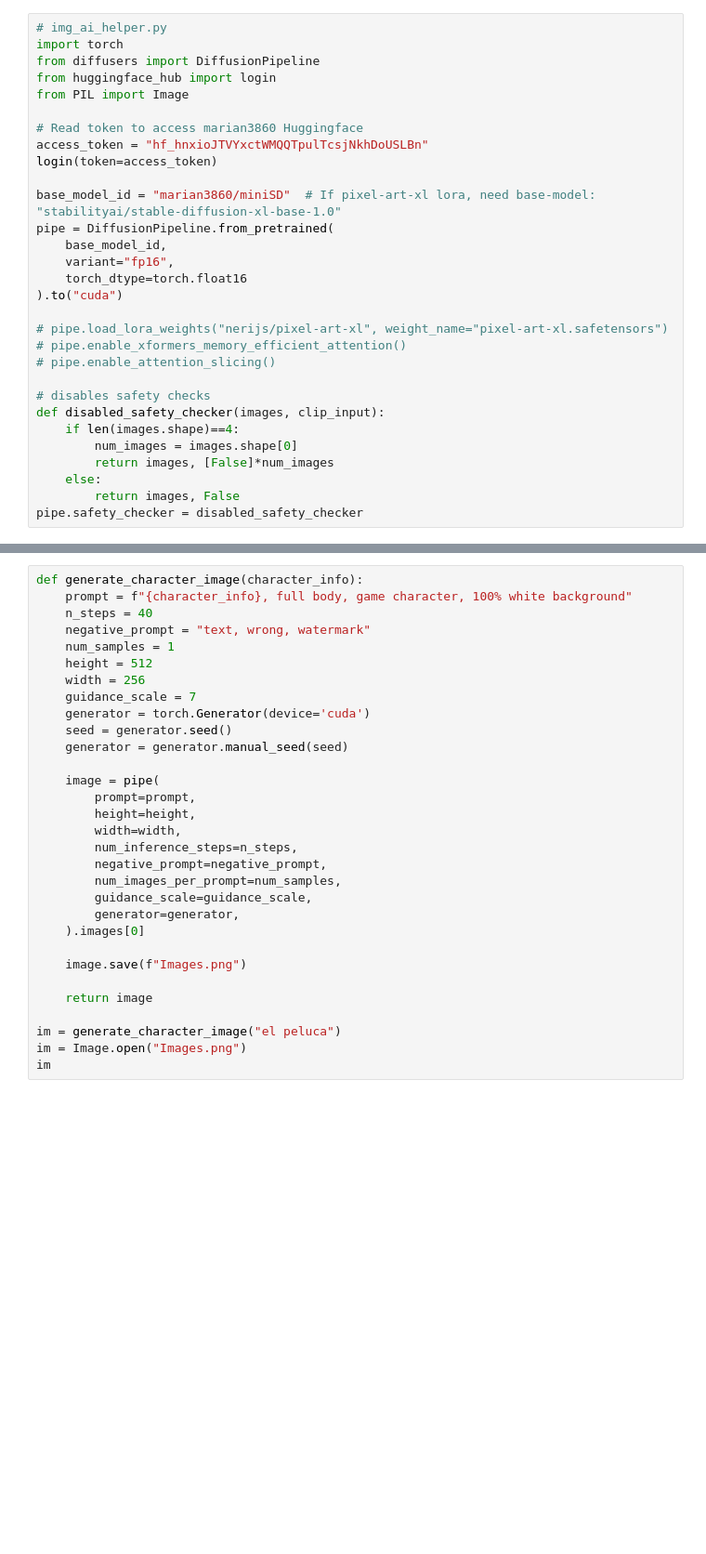
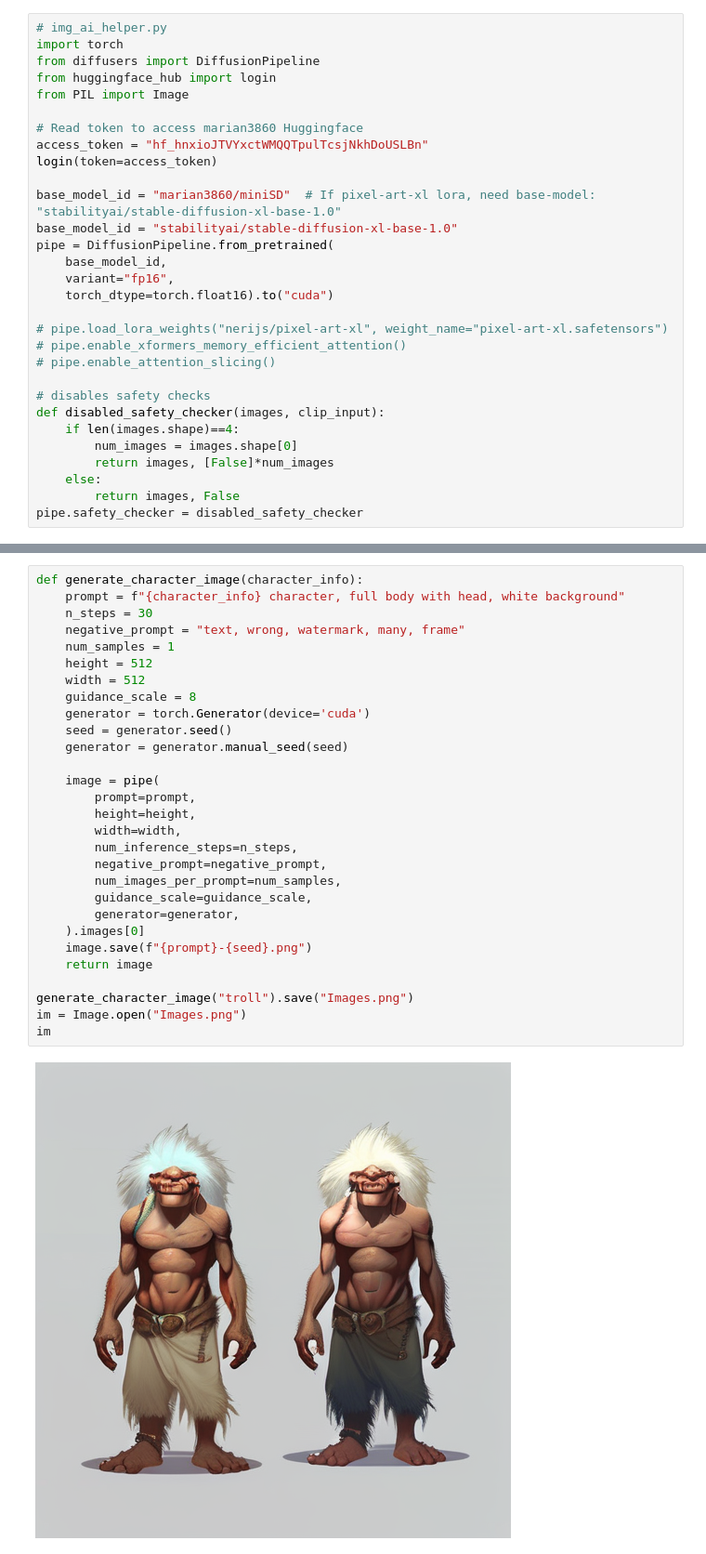
Before and after one commit to Mariano3860/AI-Visual-Adventure, a Jupyter notebook: AI_Visual_Adventure.ipynb, the cells around one changed output, grey strips where cells are left out. Shown at 93% size. Cells and saved outputs as stored; diff of their text form; blank space fills up the shorter version.

```diff
--- a/AI_Visual_Adventure.ipynb
+++ b/AI_Visual_Adventure.ipynb
@@ -14,11 +55,11 @@ access_token = "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"
 login(token=access_token)
 
 base_model_id = "marian3860/miniSD"  # If pixel-art-xl lora, need base-model: "stabilityai/stable-diffusion-xl-base-1.0"
+base_model_id = "stabilityai/stable-diffusion-xl-base-1.0"
 pipe = DiffusionPipeline.from_pretrained(
     base_model_id,
     variant="fp16",
-    torch_dtype=torch.float16
-).to("cuda")
+    torch_dtype=torch.float16).to("cuda")
 
 # pipe.load_lora_weights("nerijs/pixel-art-xl", weight_name="pixel-art-xl.safetensors")
 # pipe.enable_xformers_memory_efficient_attention()
@@ -35,31 +84,31 @@ pipe.safety_checker = disabled_safety_checker
 # %%
 def generate_character_image(character_info):
-    prompt = f"{character_info}, full body, game character, 100% white background"
-    n_steps = 40
-    negative_prompt = "text, wrong, watermark"
+    prompt = f"{character_info} character, full body with head, white background"
+    n_steps = 30
+    negative_prompt = "text, wrong, watermark, many, frame"
     num_samples = 1
     height = 512
-    width = 256
-    guidance_scale = 7
+    width = 512
+    guidance_scale = 8
     generator = torch.Generator(device='cuda')
     seed = generator.seed()
     generator = generator.manual_seed(seed)
 
     image = pipe(
         prompt=prompt,
         height=height,
         width=width,
         num_inference_steps=n_steps,
         negative_prompt=negative_prompt,
         num_images_per_prompt=num_samples,
         guidance_scale=guidance_scale,
         generator=generator,
     ).images[0]
-
-    image.save(f"Images.png")
-
+    image.save(f"{prompt}-{seed}.png")
     return image
 
-im = generate_character_image("el peluca")
+generate_character_image("troll").save("Images.png")
 im = Image.open("Images.png")
 im
+# %% [output]
+[figure, added]
```
Also changed, not shown: parts of 5 cells of this notebook.
